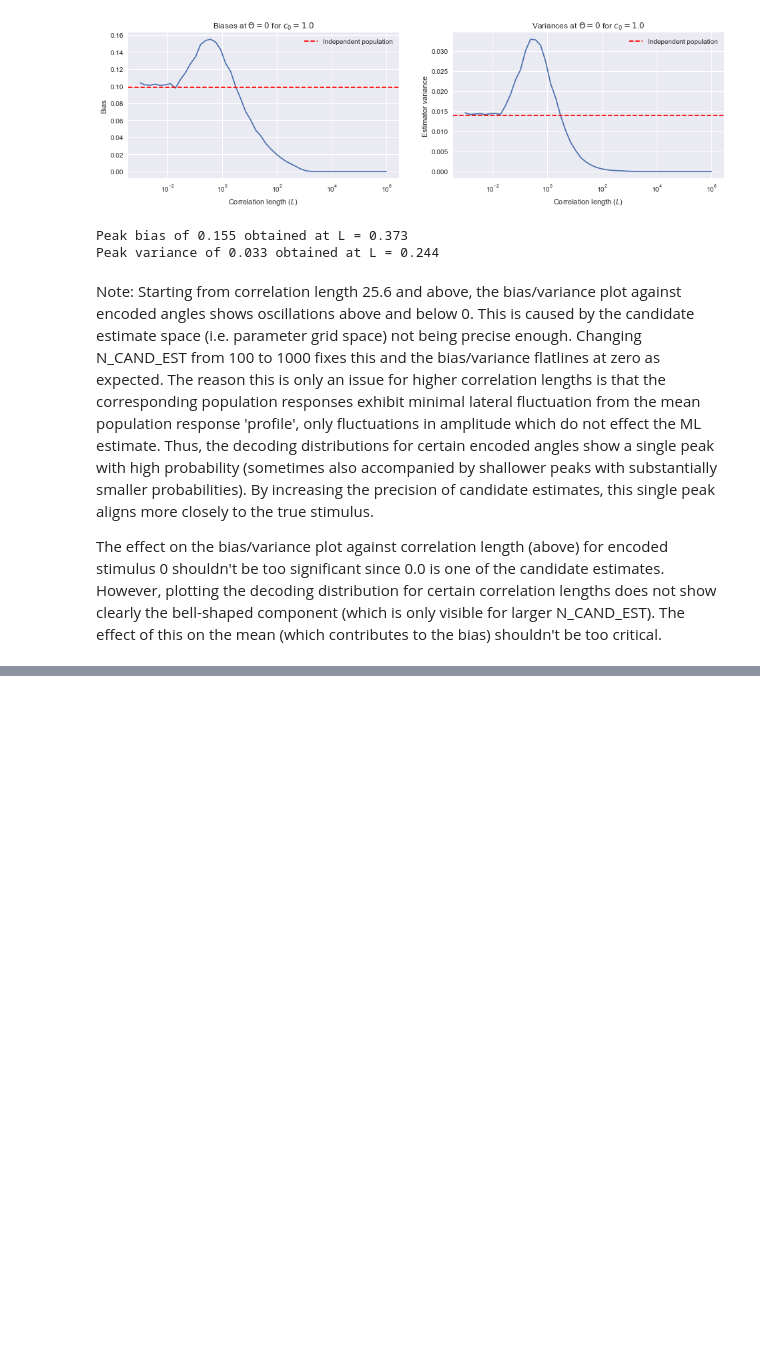
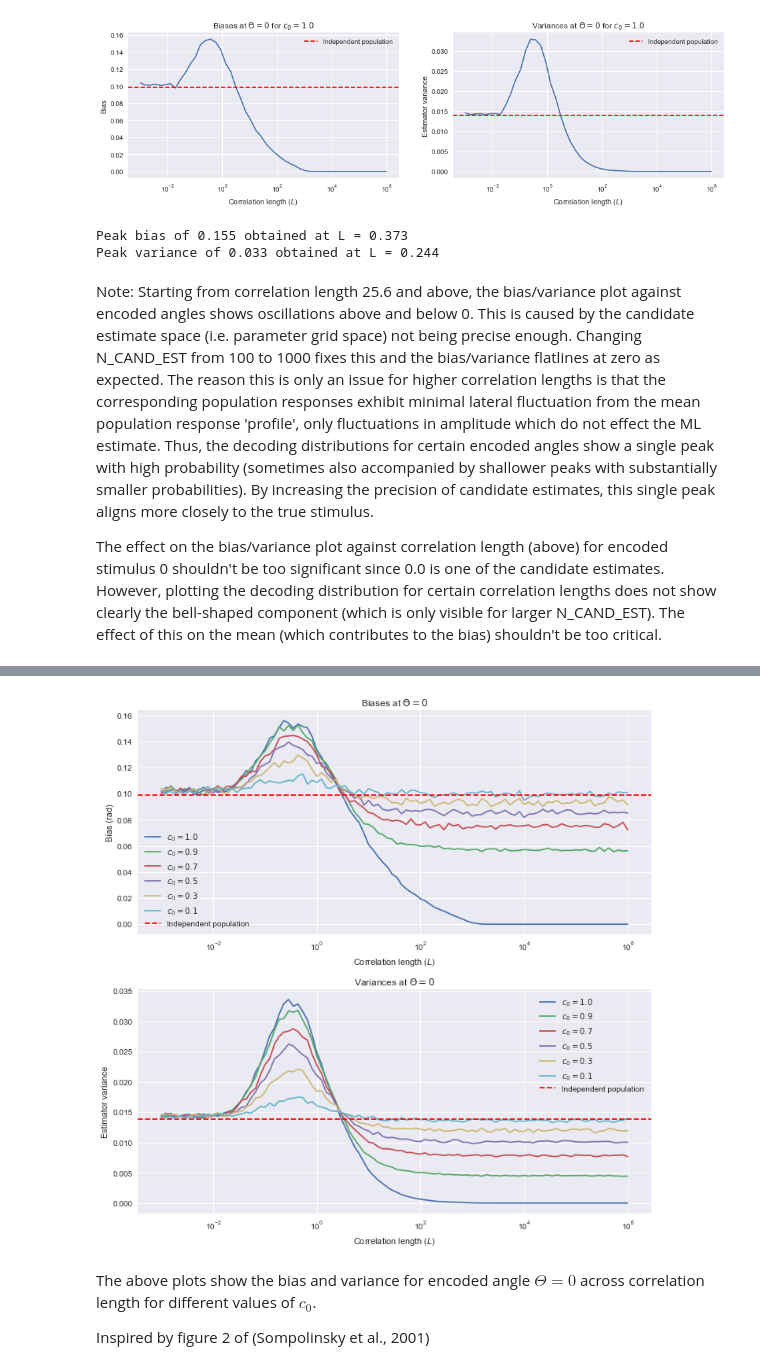
Before and after one commit to dtailor17/neural-population-codes, a Jupyter notebook: noise_correlations.ipynb, the cells around one changed output, grey strips where cells are left out. Cells and saved outputs as stored; diff of their text form; code cells hidden in the pictures; blank space fills up the shorter version.

```diff
--- a/noise_correlations.ipynb
+++ b/noise_correlations.ipynb
@@ -177,7 +177,7 @@ To determine the ML estimate, we use a *brute-force* approach in which the likel
 The candidate stimulus which gives rise to the minimum error is the estimate.
 # %%
 # Candidate estimates to evaluate error function
-N_CAND_ESTS = 1000 #100
+N_CAND_ESTS = 100
 CAND_ESTS = np.linspace(0, pi, N_CAND_ESTS+1)[:-1]
 
 # Stimuli (opening angles) for which bias and variance are to be calculated
@@ -745,0 +780,64 @@ The effect of this on the mean (which contributes to the bias) shouldn't be too
+# %%
+(biases_10, variances_10) = get_biases_vars_for_corr_lengths(1.0, corr_length_arr, ML_ests_9)
+(biases_09, variances_09) = get_biases_vars_for_corr_lengths(0.9, corr_length_arr, ML_ests_9)
+(biases_07, variances_07) = get_biases_vars_for_corr_lengths(0.7, corr_length_arr, ML_ests_9)
+(biases_05, variances_05) = get_biases_vars_for_corr_lengths(0.5, corr_length_arr, ML_ests_9)
+(biases_03, variances_03) = get_biases_vars_for_corr_lengths(0.3, corr_length_arr, ML_ests_9)
+(biases_01, variances_01) = get_biases_vars_for_corr_lengths(0.1, corr_length_arr, ML_ests_9)
+# %%
+max_corr_arr = np.asarray([0.1, 0.3, 0.5, 0.7, 0.9, 1.0])
+
+corr_length_arr = np.logspace(start=-3, stop=6, num=100)
+corr_length_arr = np.round(corr_length_arr, 4)
+
+plt.rcParams['figure.figsize'] = (10, 10)
+
+# Bias plot
+plt.subplot(211)
+
+plt.plot(corr_length_arr, biases_10, '-', label='$c_0 = 1.0$')
+plt.plot(corr_length_arr, biases_09, '-', label='$c_0 = 0.9$')
+plt.plot(corr_length_arr, biases_07, '-', label='$c_0 = 0.7$')
+plt.plot(corr_length_arr, biases_05, '-', label='$c_0 = 0.5$')
+plt.plot(corr_length_arr, biases_03, '-', label='$c_0 = 0.3$')
+plt.plot(corr_length_arr, biases_01, '-', label='$c_0 = 0.1$')
+
+
+lbl = get_corr_param_dict_lbl(max_corr=0.0, corr_length=0.5)
+biases = ML_ests_1[lbl][1]
+plt.axhline(y=biases[0], color='r', linestyle='--', label='Independent population')
+plt.legend()
+
+plt.xscale('log')
+plt.xlabel('Correlation length ($L$)')
+plt.ylabel('Bias (rad)')
+plt.title('Biases at $\Theta = 0$')
+
+# Variance plot
+plt.subplot(212)
+
+plt.plot(corr_length_arr, variances_10, '-', label='$c_0 = 1.0$')
+plt.plot(corr_length_arr, variances_09, '-', label='$c_0 = 0.9$')
+plt.plot(corr_length_arr, variances_07, '-', label='$c_0 = 0.7$')
+plt.plot(corr_length_arr, variances_05, '-', label='$c_0 = 0.5$')
+plt.plot(corr_length_arr, variances_03, '-', label='$c_0 = 0.3$')
+plt.plot(corr_length_arr, variances_01, '-', label='$c_0 = 0.1$')
+
+lbl = get_corr_param_dict_lbl(max_corr=0.0, corr_length=0.5)
+variances = ML_ests_1[lbl][2]
+plt.axhline(y=variances[0], color='r', linestyle='--', label='Independent population')
+plt.legend()
+
+plt.xscale('log')
+plt.xlabel('Correlation length ($L$)')
+plt.ylabel('Estimator variance')
+plt.title('Variances at $\Theta = 0$')
+
+plt.tight_layout()
+plt.rcParams['figure.figsize'] = (10, 5)
+# %% [output]
+[figure, added]
+# %% [markdown]
+The above plots show the bias and variance for encoded angle $\Theta = 0$ across correlation length for different values of $c_0$.
+
+Inspired by figure 2 of (Sompolinsky et al., 2001)
```
Also changed, not shown: parts of 6 cells of this notebook, 1 other file.
